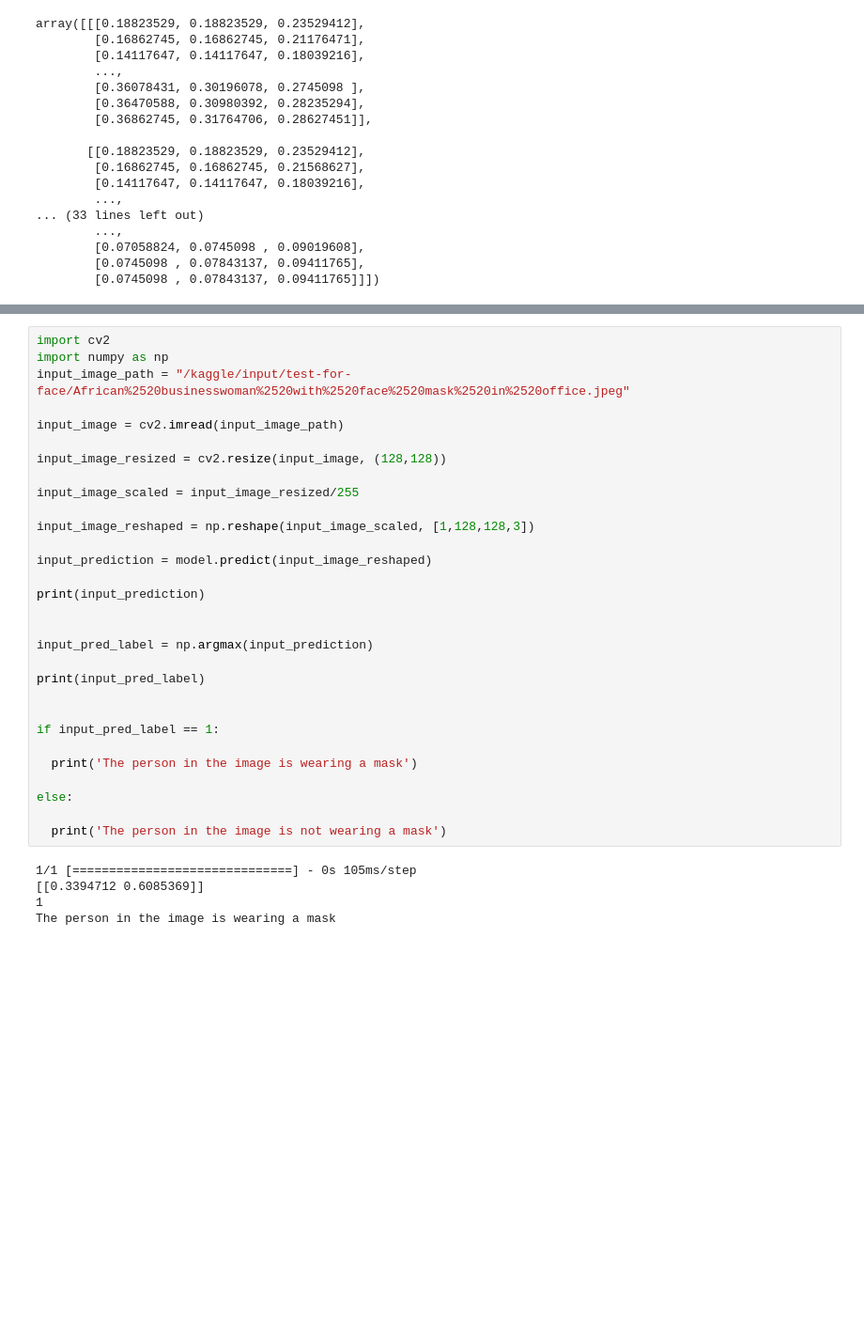
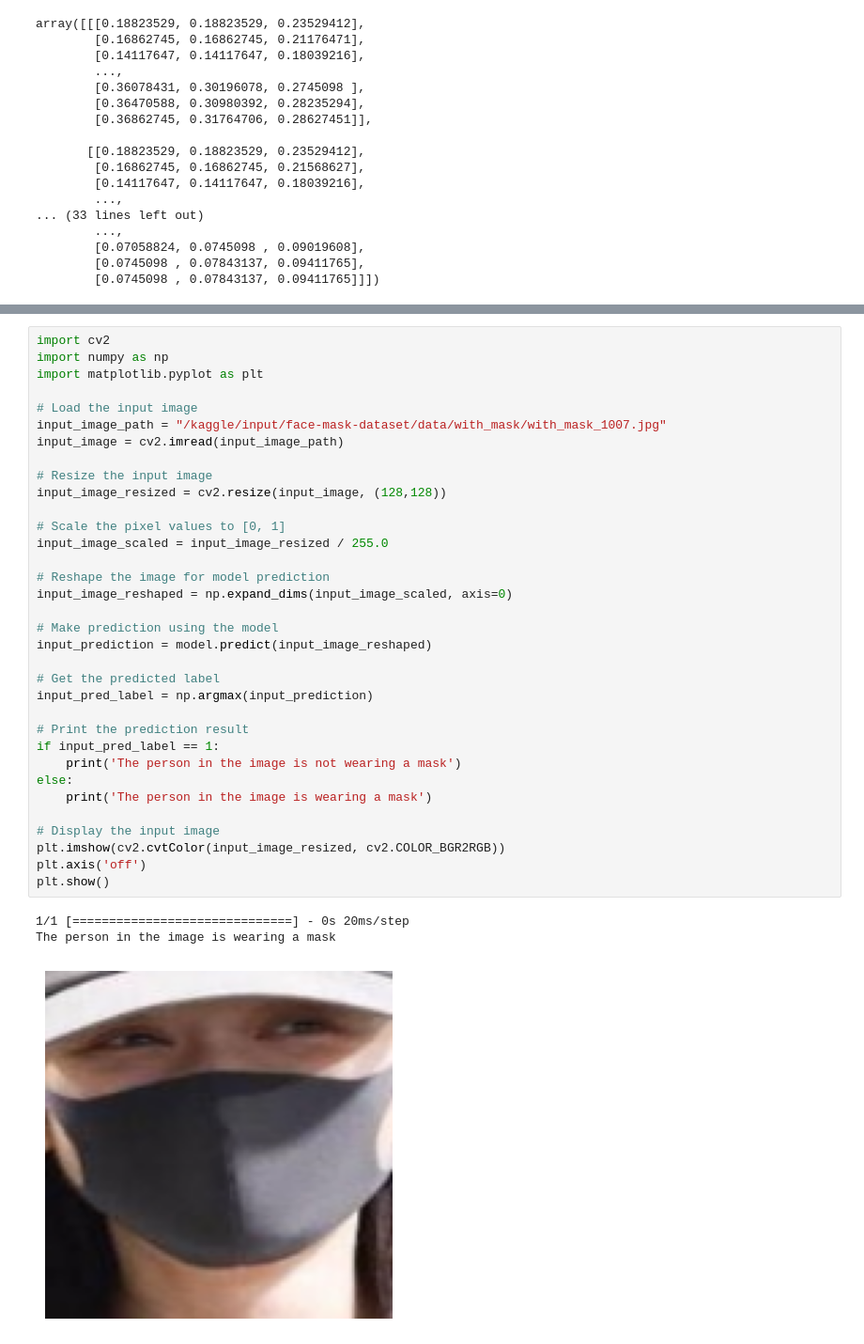
Before and after one commit to Shayanvatsa/Face-Mask-Detection, a Jupyter notebook: face-mask-detection.ipynb, the cells around one changed output, grey strips where cells are left out. Shown at 94% size. Cells and saved outputs as stored; diff of their text form; blank space fills up the shorter version.

Commit message:
Kaggle Notebook | Face Mask Detection | Version 1

```diff
--- a/face-mask-detection.ipynb
+++ b/face-mask-detection.ipynb
@@ -192,35 +272,38 @@ plt.show()
 # %%
 import cv2
 import numpy as np
-input_image_path = "/kaggle/input/test-for-face/African%2520businesswoman%2520with%2520face%2520mask%2520in%2520office.jpeg"
+import matplotlib.pyplot as plt
 
+# Load the input image
+input_image_path = "/kaggle/input/face-mask-dataset/data/with_mask/with_mask_1007.jpg"
 input_image = cv2.imread(input_image_path)
 
+# Resize the input image
 input_image_resized = cv2.resize(input_image, (128,128))
 
-input_image_scaled = input_image_resized/255
+# Scale the pixel values to [0, 1]
+input_image_scaled = input_image_resized / 255.0
 
-input_image_reshaped = np.reshape(input_image_scaled, [1,128,128,3])
+# Reshape the image for model prediction
+input_image_reshaped = np.expand_dims(input_image_scaled, axis=0)
 
+# Make prediction using the model
 input_prediction = model.predict(input_image_reshaped)
 
-print(input_prediction)
-
-
+# Get the predicted label
 input_pred_label = np.argmax(input_prediction)
 
-print(input_pred_label)
+# Print the prediction result
+if input_pred_label == 1:
+    print('The person in the image is not wearing a mask')
+else:
+    print('The person in the image is wearing a mask')
 
-
-if input_pred_label == 1:
-
-  print('The person in the image is wearing a mask')
-
-else:
-
-  print('The person in the image is not wearing a mask')
+# Display the input image
+plt.imshow(cv2.cvtColor(input_image_resized, cv2.COLOR_BGR2RGB))
+plt.axis('off')
+plt.show()
 # %% [output]
-1/1 [==============================] - 0s 105ms/step
-[[0.3394712 0.6085369]]
-1
+1/1 [==============================] - 0s 20ms/step
 The person in the image is wearing a mask
+[figure, added]
```
Also changed, not shown: parts of 14 cells of this notebook.
